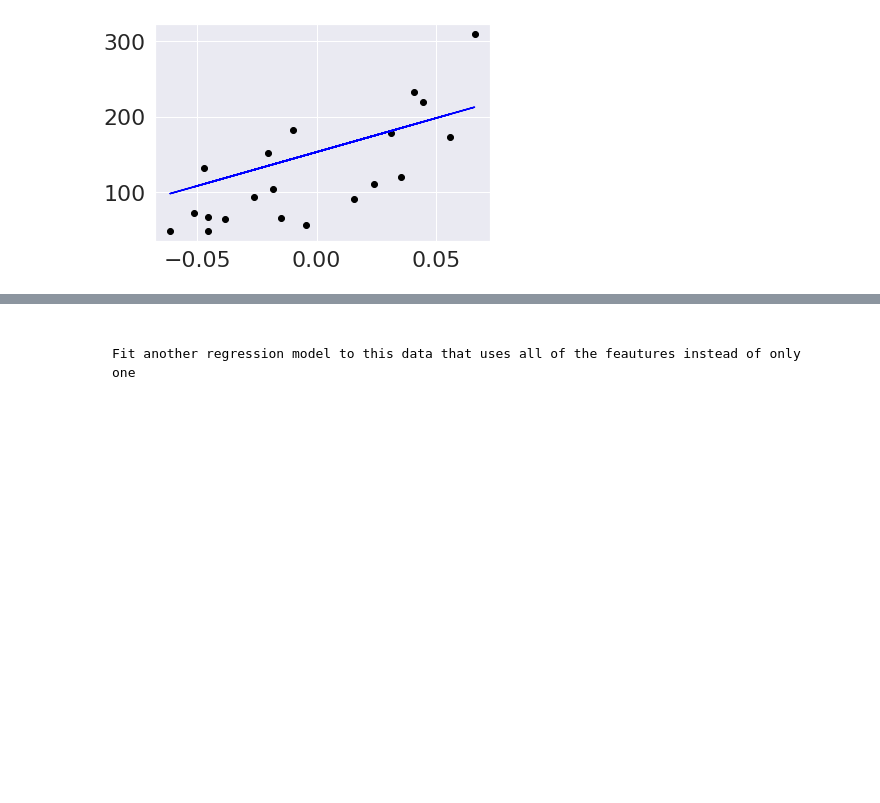
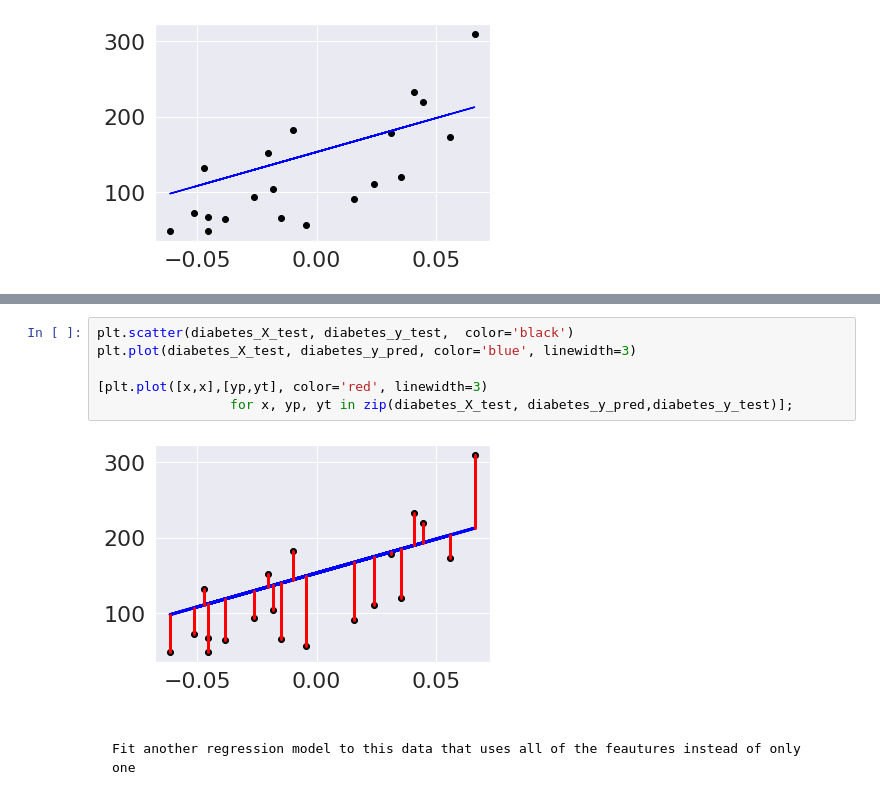
Before and after one commit to rhodyprog4ds/BrownFall20, a Jupyter notebook: _sources/notes/2020-10-26.ipynb, the cells around one changed output, grey strips where cells are left out. Cells and saved outputs as stored; diff of their text form; blank space fills up the shorter version.

````diff
--- a/_sources/notes/2020-10-26.ipynb
+++ b/_sources/notes/2020-10-26.ipynb
@@ -130,3 +137,11 @@ plt.plot(diabetes_X_test,diabetes_y_pred, color='blue')
+# %%
+plt.scatter(diabetes_X_test, diabetes_y_test,  color='black')
+plt.plot(diabetes_X_test, diabetes_y_pred, color='blue', linewidth=3)
+
+[plt.plot([x,x],[yp,yt], color='red', linewidth=3)
+                 for x, yp, yt in zip(diabetes_X_test, diabetes_y_pred,diabetes_y_test)];
+# %% [output]
+[figure, added]
 # %% [markdown]
 ```{admonition} Try it yourself
 
````
Also changed, not shown: parts of 7 cells of this notebook, 32 other files.
